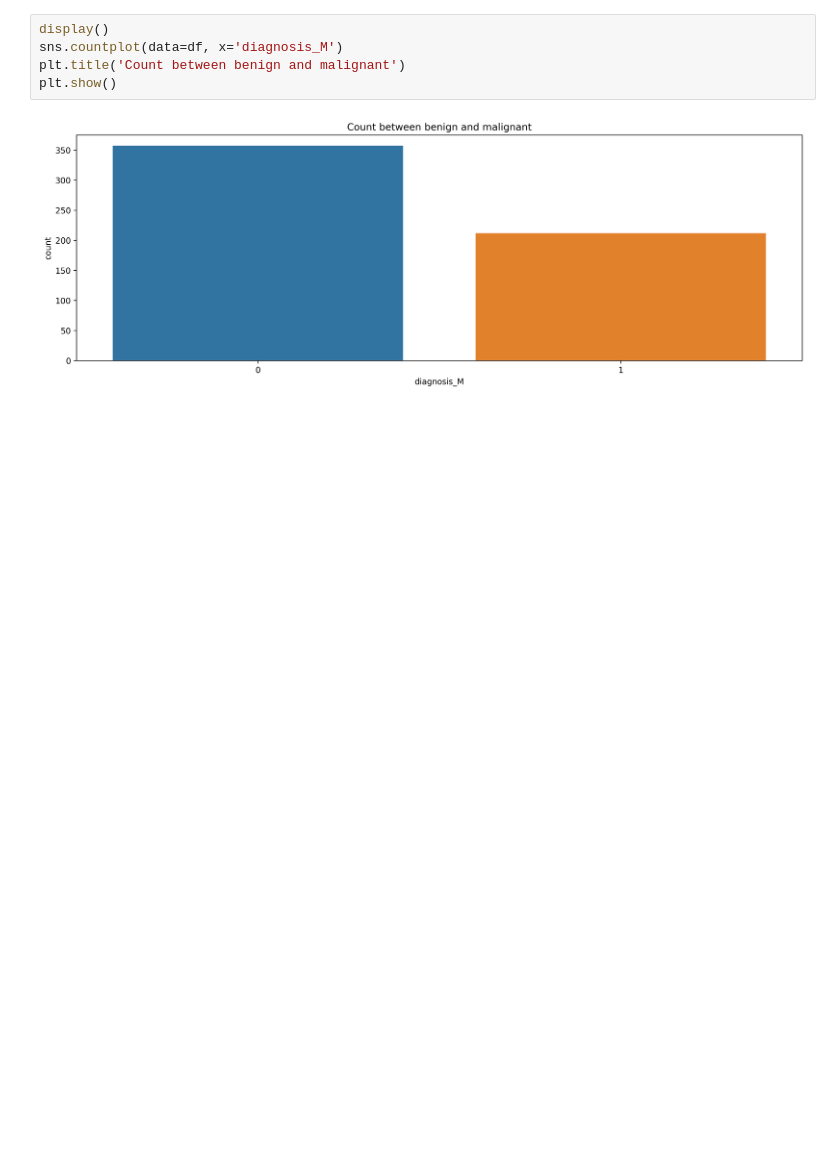
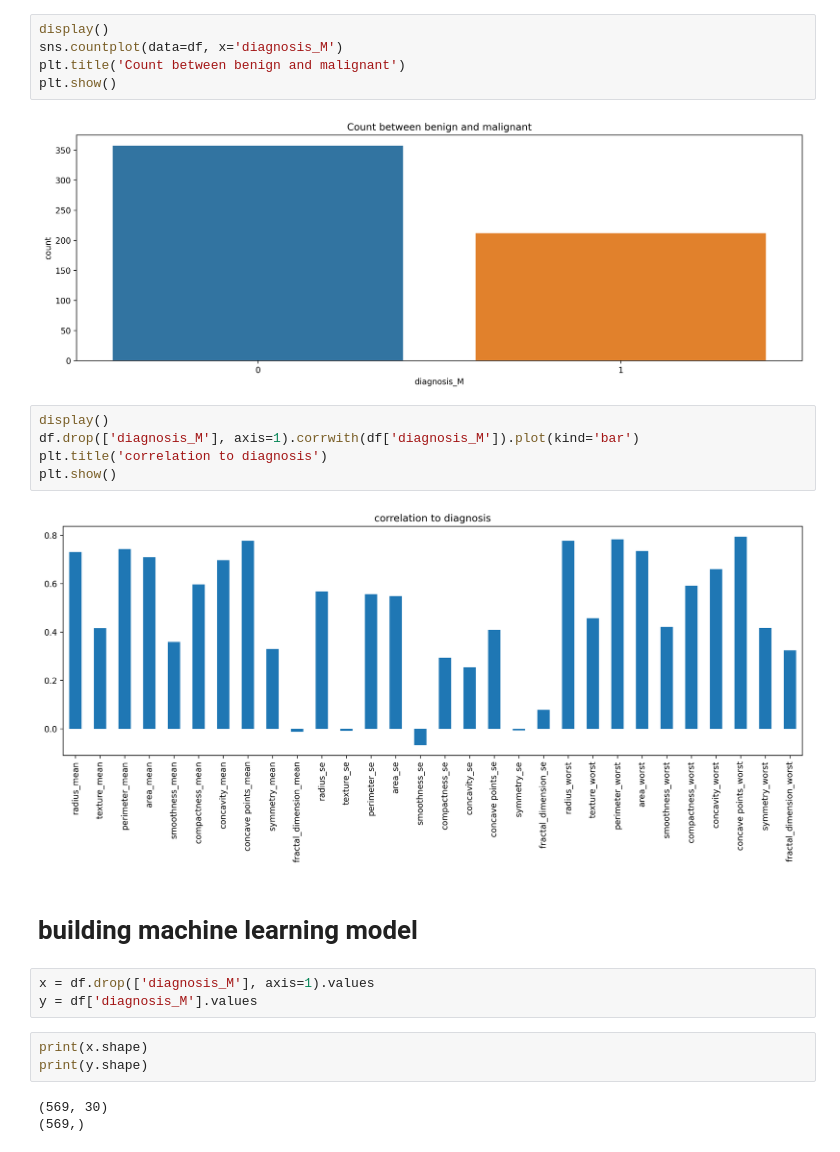
Before and after one commit to yandiher/breast_cancer_detection, a Jupyter notebook: breast_cancer_detection.ipynb, the cells around one changed output. Cells and saved outputs as stored; diff of their text form; blank space fills up the shorter version.

```diff
--- a/breast_cancer_detection.ipynb
+++ b/breast_cancer_detection.ipynb
@@ -100,3 +100,21 @@ plt.title('Count between benign and malignant')
 plt.show()
 # %% [output]
 [figure]
+# %%
+display()
+df.drop(['diagnosis_M'], axis=1).corrwith(df['diagnosis_M']).plot(kind='bar')
+plt.title('correlation to diagnosis')
+plt.show()
+# %% [output]
+[figure, added]
+# %% [markdown]
+# building machine learning model
+# %%
+x = df.drop(['diagnosis_M'], axis=1).values
+y = df['diagnosis_M'].values
+# %%
+print(x.shape)
+print(y.shape)
+# %% [output]
+(569, 30)
+(569,)
```
Also changed, not shown: parts of 5 cells of this notebook.
